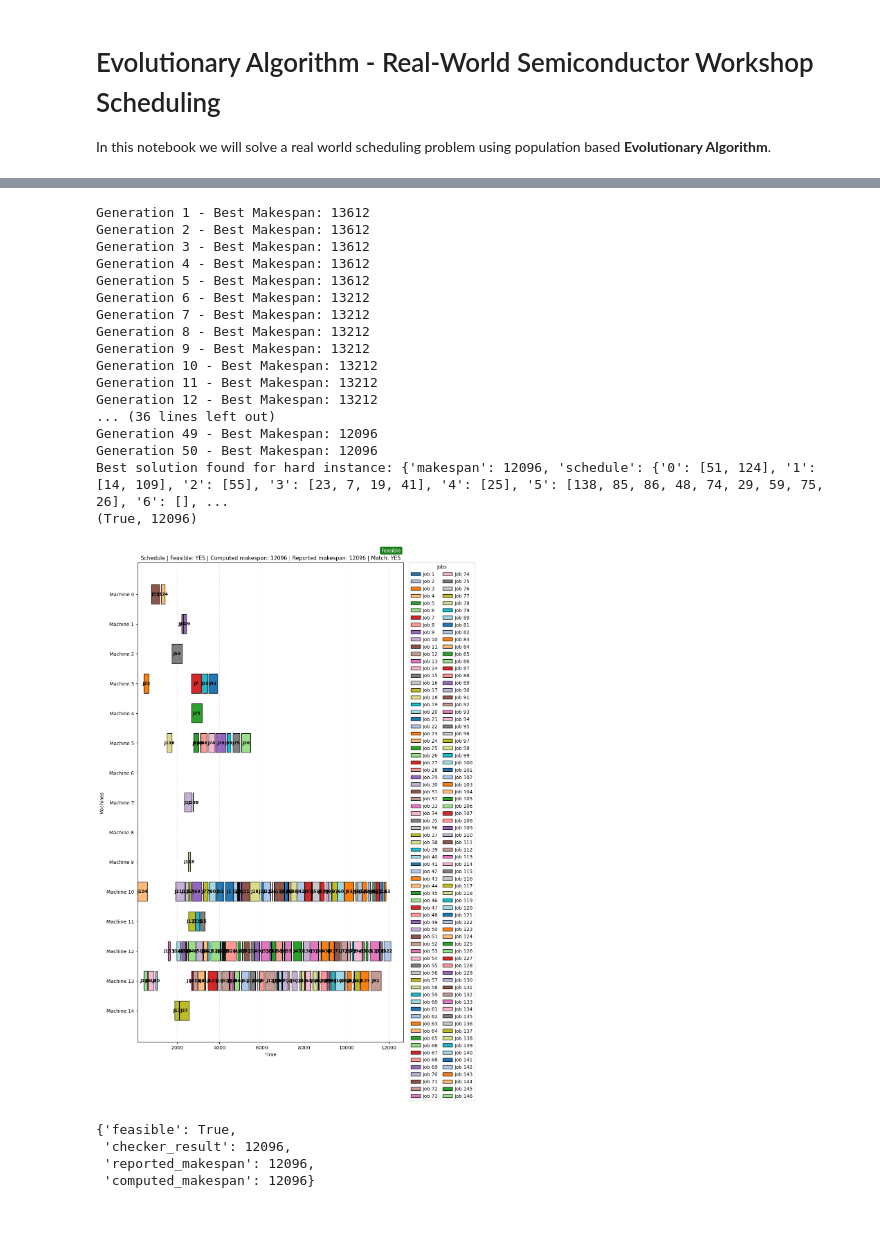
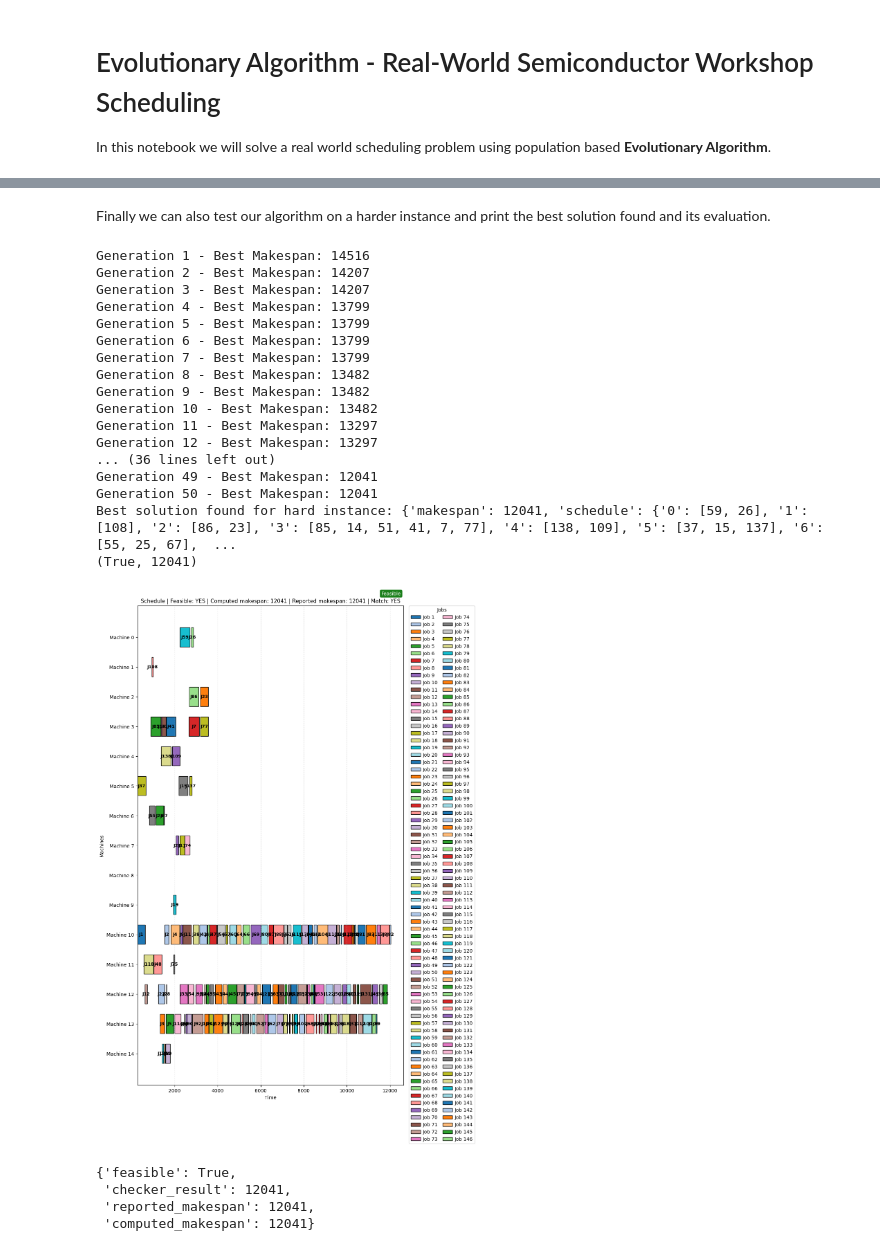
Before and after one commit to RahulCHANDER25/Parallel-Machine-Scheduling, a Jupyter notebook: evolutionary-algorithm/Evolutionary-Scheduling.ipynb, the cells around one changed output, grey strips where cells are left out. Drawn from its saved outputs; the diff is of its cells as text; code cells hidden in the pictures; blank space fills up the shorter version.

Commit message:
feat: New markdown explaining on the evolutionary algorithm

```diff
--- a/evolutionary-algorithm/Evolutionary-Scheduling.ipynb
+++ b/evolutionary-algorithm/Evolutionary-Scheduling.ipynb
@@ -18,7 +20,7 @@ from instance_data import InstanceData
 from individual import Individual
 import numpy as np
 
-class GeneticAlgorithm:
+class EvolutionaryAlgorithm:
     def __init__(self, instance: InstanceData, seed: int | None = None):
         self.instance = instance
         self.rng = np.random.default_rng(seed)
@@ -202,34 +218,36 @@ Best solution found: {'makespan': 1049, 'schedule': {'0': [5], '1': [], '2': [2,
  'checker_result': 1049,
  'reported_makespan': 1049,
  'computed_makespan': 1049}
+# %% [markdown]
+Finally we can also test our algorithm on a harder instance and print the best solution found and its evaluation.
 # %%
 hard_instance = InstanceData('../examples/357_15_146_H.json')
-evolutionary_algo_hard = GeneticAlgorithm(hard_instance)
+evolutionary_algo_hard = EvolutionaryAlgorithm(hard_instance)
 best_solution_hard, progress_history_hard = evolutionary_algo_hard.evolutionary_algorithm(pop_size=50, nb_generation=50, mu=150, lamda=100)
 print(f"Best solution found for hard instance: {best_solution_hard}")
 print(check_and_evaluate(hard_instance.json_data, best_solution_hard))
 
 plot_schedule_from_json(instance_path=hard_instance.json_data, solution_path=best_solution_hard)
 # %% [output]
-Generation 1 - Best Makespan: 13612
-Generation 2 - Best Makespan: 13612
-Generation 3 - Best Makespan: 13612
-Generation 4 - Best Makespan: 13612
-Generation 5 - Best Makespan: 13612
-Generation 6 - Best Makespan: 13212
-Generation 7 - Best Makespan: 13212
-Generation 8 - Best Makespan: 13212
-Generation 9 - Best Makespan: 13212
-Generation 10 - Best Makespan: 13212
-Generation 11 - Best Makespan: 13212
-Generation 12 - Best Makespan: 13212
+Generation 1 - Best Makespan: 14516
+Generation 2 - Best Makespan: 14207
+Generation 3 - Best Makespan: 14207
+Generation 4 - Best Makespan: 13799
+Generation 5 - Best Makespan: 13799
+Generation 6 - Best Makespan: 13799
+Generation 7 - Best Makespan: 13799
+Generation 8 - Best Makespan: 13482
+Generation 9 - Best Makespan: 13482
+Generation 10 - Best Makespan: 13482
+Generation 11 - Best Makespan: 13297
+Generation 12 - Best Makespan: 13297
 ... (36 lines left out)
-Generation 49 - Best Makespan: 12096
-Generation 50 - Best Makespan: 12096
-Best solution found for hard instance: {'makespan': 12096, 'schedule': {'0': [51, 124], '1': [14, 109], '2': [55], '3': [23, 7, 19, 41], '4': [25], '5': [138, 85, 86, 48, 74, 29, 59, 75, 26], '6': [], ...
-(True, 12096)
+Generation 49 - Best Makespan: 12041
+Generation 50 - Best Makespan: 12041
+Best solution found for hard instance: {'makespan': 12041, 'schedule': {'0': [59, 26], '1': [108], '2': [86, 23], '3': [85, 14, 51, 41, 7, 77], '4': [138, 109], '5': [37, 15, 137], '6': [55, 25, 67],  ...
+(True, 12041)
-[figure, old version]
+[figure, new version]
 {'feasible': True,
- 'checker_result': 12096,
- 'reported_makespan': 12096,
- 'computed_makespan': 12096}
+ 'checker_result': 12041,
+ 'reported_makespan': 12041,
+ 'computed_makespan': 12041}
```
Also changed, not shown: parts of 5 cells of this notebook.
